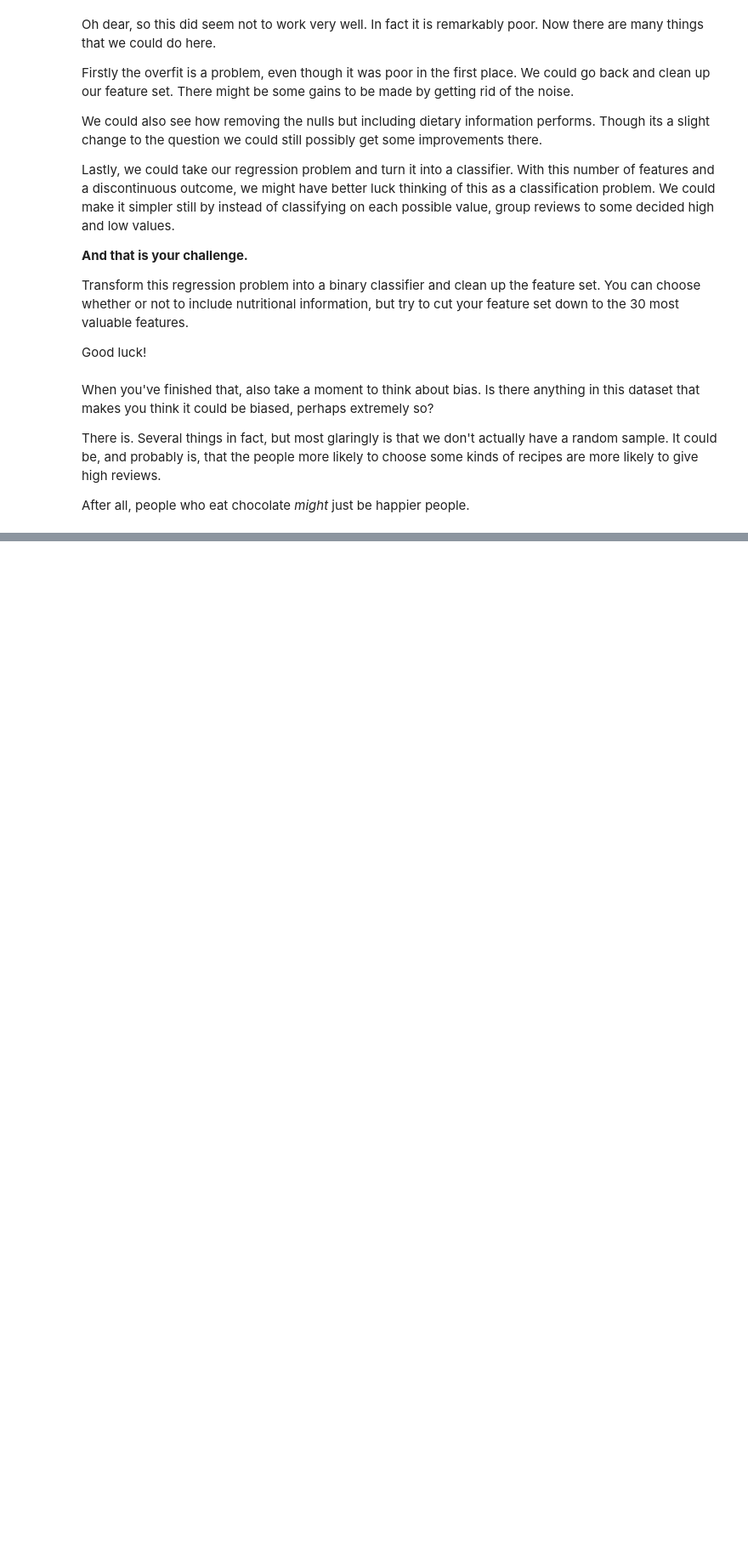
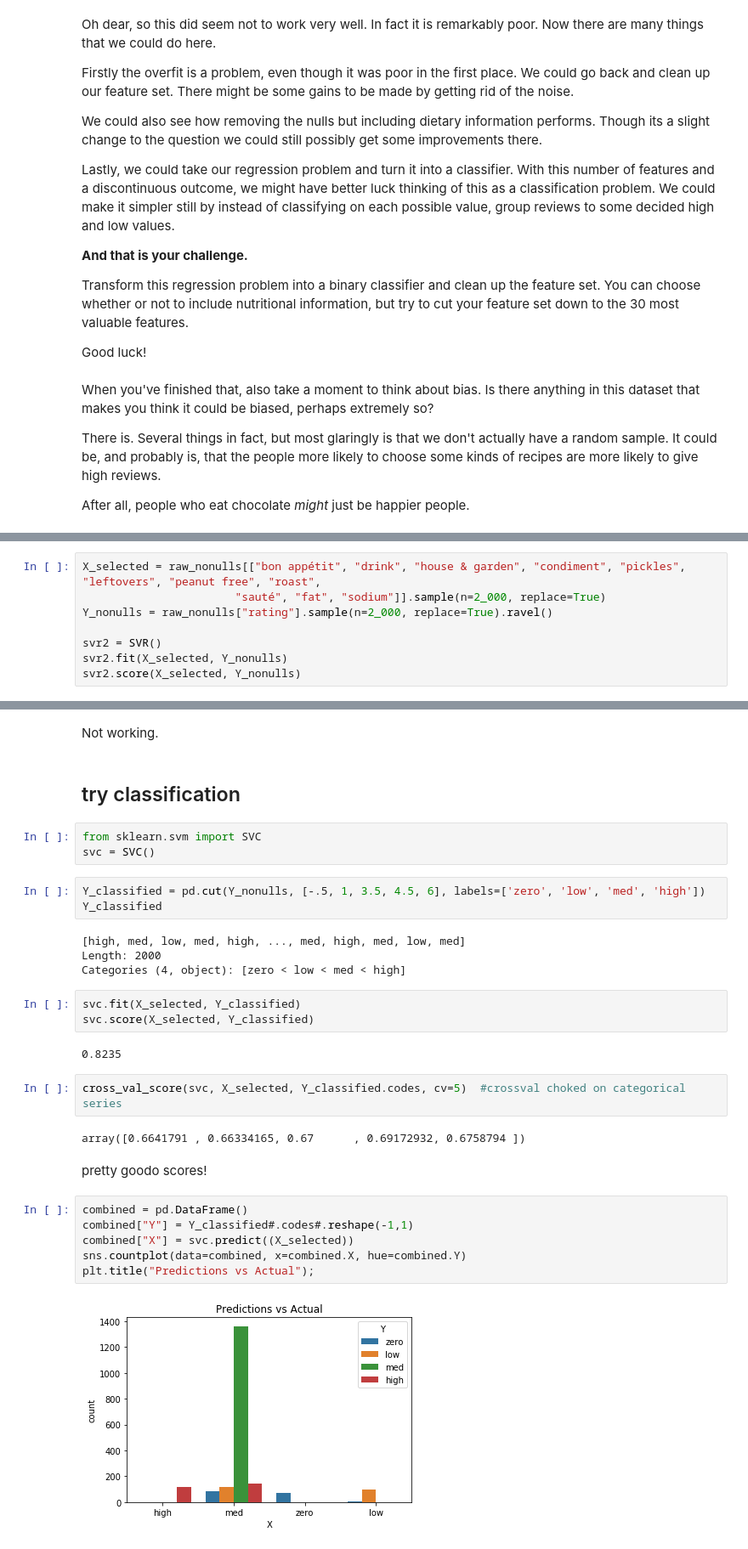
Before and after one commit to chrisoyer/thinkful_notes, a Jupyter notebook: Unit_2_supervised_learning/22/22.5_svm_guided_example_and_challenge.ipynb, the cells around one changed output, grey strips where cells are left out. Shown at 85% size. Drawn from its saved outputs; the diff is of its cells as text; blank space fills up the shorter version.

```diff
--- a/Unit_2_supervised_learning/22/22.5_svm_guided_example_and_challenge.ipynb
+++ b/Unit_2_supervised_learning/22/22.5_svm_guided_example_and_challenge.ipynb
@@ -123,0 +163,8 @@ After all, people who eat chocolate _might_ just be happier people.
+# %%
+X_selected = raw_nonulls[["bon appétit", "drink", "house & garden", "condiment", "pickles", "leftovers", "peanut free", "roast",
+                       "sauté", "fat", "sodium"]].sample(n=2_000, replace=True)
+Y_nonulls = raw_nonulls["rating"].sample(n=2_000, replace=True).ravel()
+
+svr2 = SVR()
+svr2.fit(X_selected, Y_nonulls)
+svr2.score(X_selected, Y_nonulls)
@@ -123,0 +177,33 @@ After all, people who eat chocolate _might_ just be happier people.
+# %% [markdown]
+Not working.
+# %% [markdown]
+## try classification
+# %%
+from sklearn.svm import SVC
+svc = SVC()
+# %%
+Y_classified = pd.cut(Y_nonulls, [-.5, 1, 3.5, 4.5, 6], labels=['zero', 'low', 'med', 'high'])
+Y_classified
+# %% [output]
+[high, med, low, med, high, ..., med, high, med, low, med]
+Length: 2000
+Categories (4, object): [zero < low < med < high]
+# %%
+svc.fit(X_selected, Y_classified)
+svc.score(X_selected, Y_classified)
+# %% [output]
+0.8235
+# %%
+cross_val_score(svc, X_selected, Y_classified.codes, cv=5)  #crossval choked on categorical series
+# %% [output]
+array([0.6641791 , 0.66334165, 0.67      , 0.69172932, 0.6758794 ])
+# %% [markdown]
+pretty goodo scores!
+# %%
+combined = pd.DataFrame()
+combined["Y"] = Y_classified#.codes#.reshape(-1,1)
+combined["X"] = svc.predict((X_selected))
+sns.countplot(data=combined, x=combined.X, hue=combined.Y)
+plt.title("Predictions vs Actual");
+# %% [output]
+[figure, added]
```
Also changed, not shown: parts of 9 cells of this notebook.
